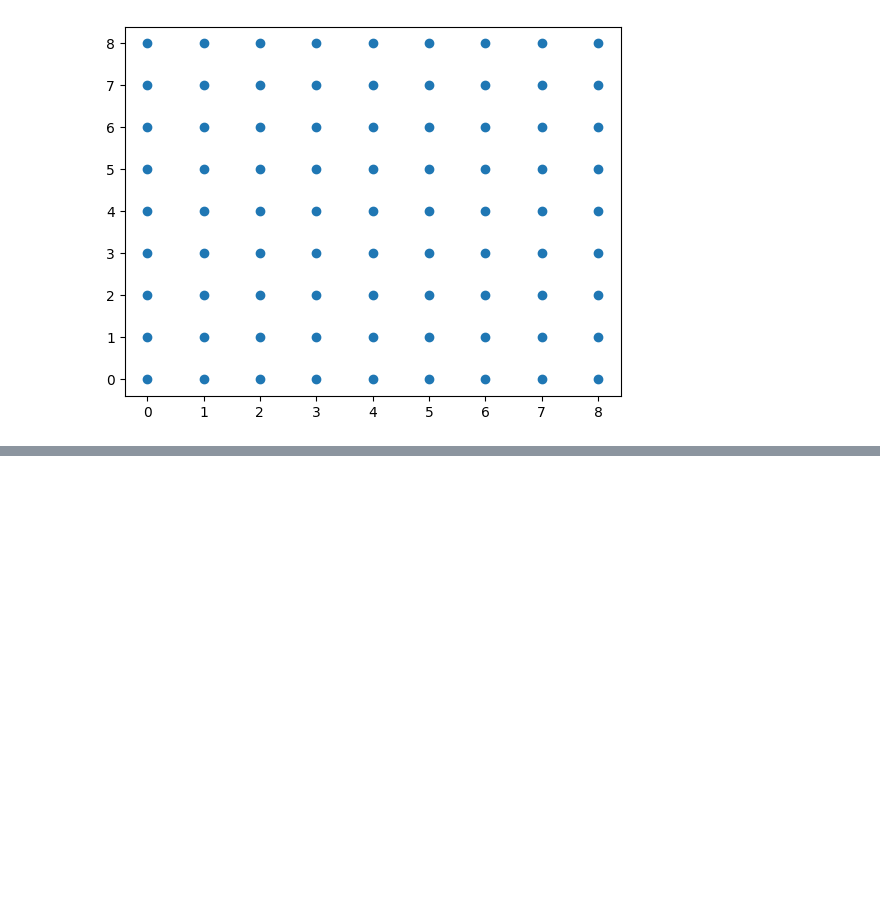
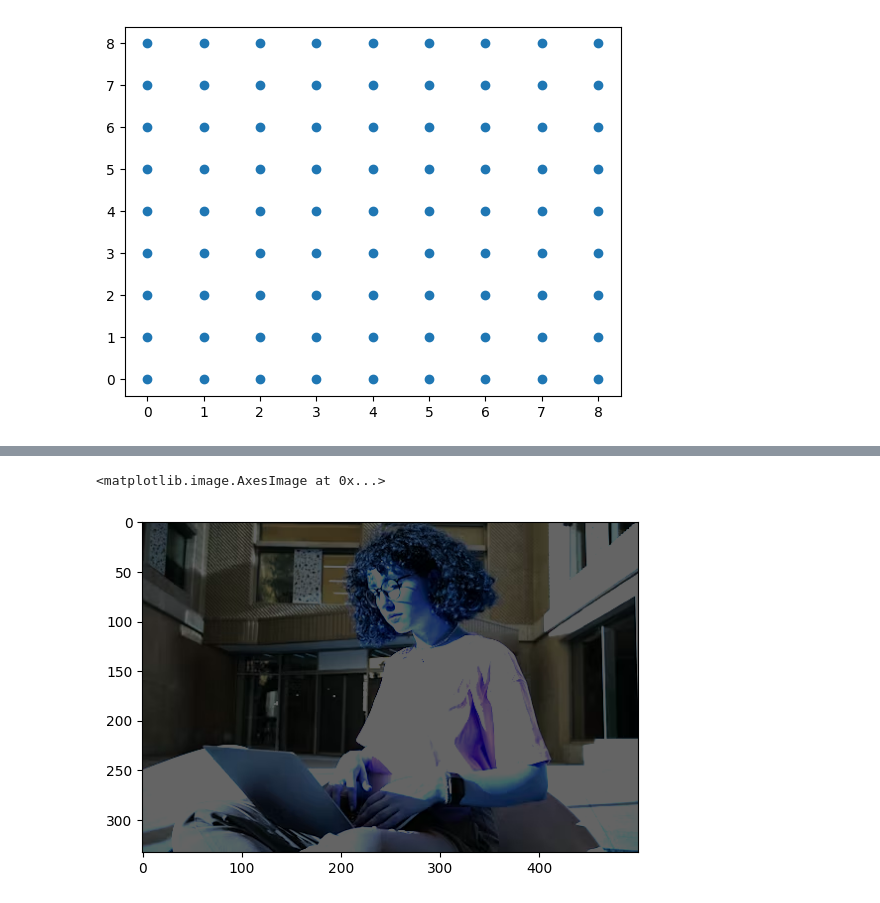
Before and after one commit to tusharviradiya/ai-ml, a Jupyter notebook: NumPy/Interview_questions/interview_questions.ipynb, the cells around one changed output, grey strips where cells are left out. Drawn from its saved outputs; the diff is of its cells as text; code cells hidden in the pictures; blank space fills up the shorter version.

```diff
--- a/NumPy/Interview_questions/interview_questions.ipynb
+++ b/NumPy/Interview_questions/interview_questions.ipynb
@@ -51,0 +127,7 @@ fig.show()
+# %%
+# clip -> fade
+img.max()
+plt.imshow(np.clip(img, 0,100))
+# %% [output]
+<matplotlib.image.AxesImage at 0x...>
+[figure, added]
```
Also changed, not shown: parts of 19 cells of this notebook, 2 other files.
